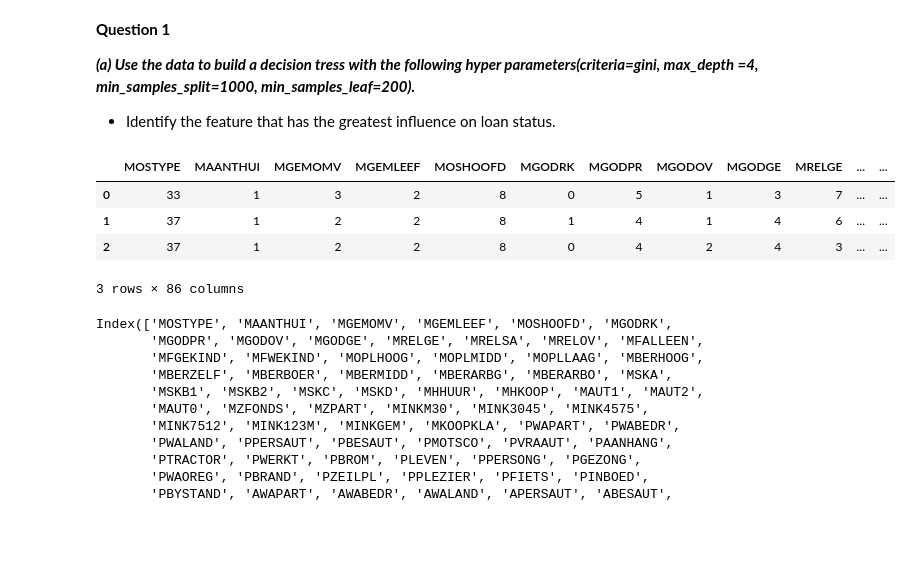
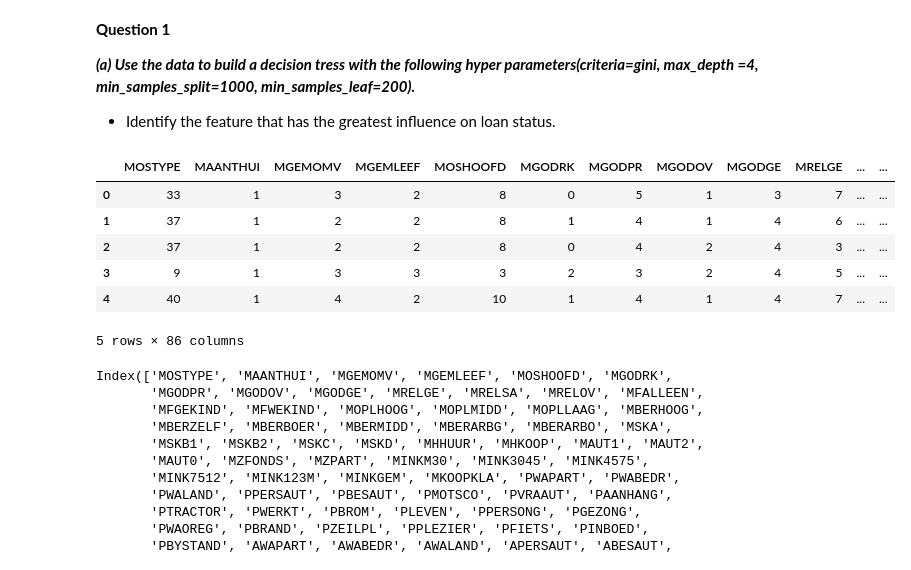
Before and after one commit to Alando-Kevin/ML_Assignments, a Jupyter notebook: ml_assignment.ipynb, the cells around one changed output. Cells and saved outputs as stored; diff of their text form; code cells hidden in the pictures; blank space fills up the shorter version.

```diff
--- a/ml_assignment.ipynb
+++ b/ml_assignment.ipynb
@@ -391,15 +391,17 @@ The data (Insurance.csv) contains 5822 real customer records. Each record consis
 # %%
 from sklearn.tree import DecisionTreeClassifier
 from sklearn.tree import export_text
 
 insurance_data = pd.read_csv(r"C:\Users\kevin\OneDrive\Desktop\Strathmore\Classes\December 2024\Machine Learning\Notes\5.3 Insurance.csv")
-insurance_data.head(3)
+insurance_data.head()
 # %% [output]
 |  | MOSTYPE | MAANTHUI | MGEMOMV | MGEMLEEF | MOSHOOFD | MGODRK | MGODPR | MGODOV | MGODGE | MRELGE | ... | ... |
 | 0 | 33 | 1 | 3 | 2 | 8 | 0 | 5 | 1 | 3 | 7 | ... | ... |
 | 1 | 37 | 1 | 2 | 2 | 8 | 1 | 4 | 1 | 4 | 6 | ... | ... |
 | 2 | 37 | 1 | 2 | 2 | 8 | 0 | 4 | 2 | 4 | 3 | ... | ... |
+| 3 | 9 | 1 | 3 | 3 | 3 | 2 | 3 | 2 | 4 | 5 | ... | ... |
+| 4 | 40 | 1 | 4 | 2 | 10 | 1 | 4 | 1 | 4 | 7 | ... | ... |
-3 rows × 86 columns
+5 rows × 86 columns
 # %%
 insurance_data.columns
 # %% [output]
```
Also changed, not shown: parts of 1 cell of this notebook.
